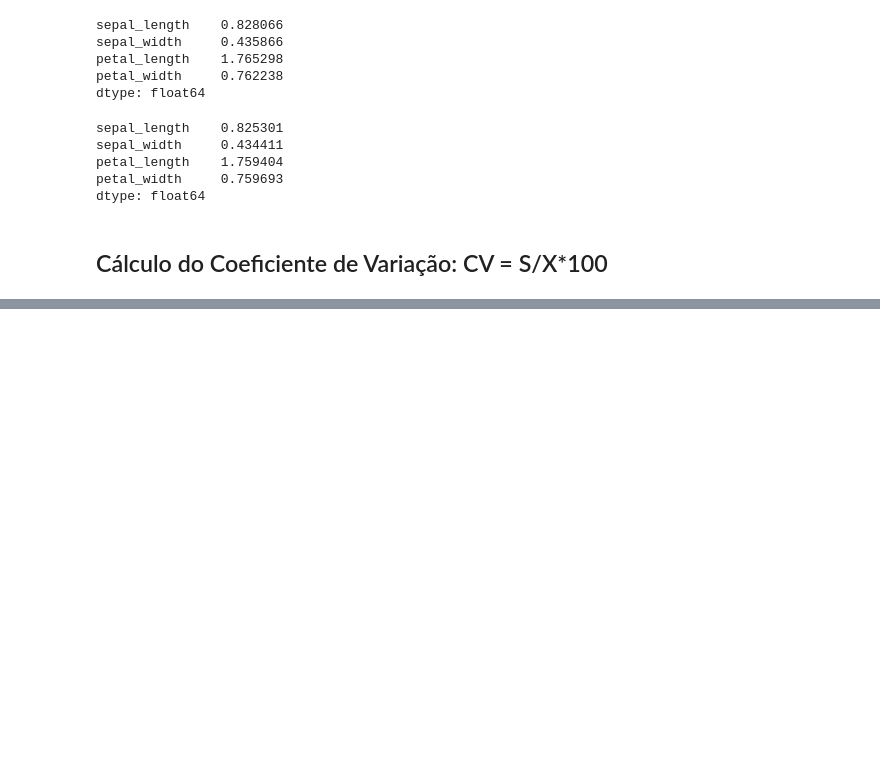
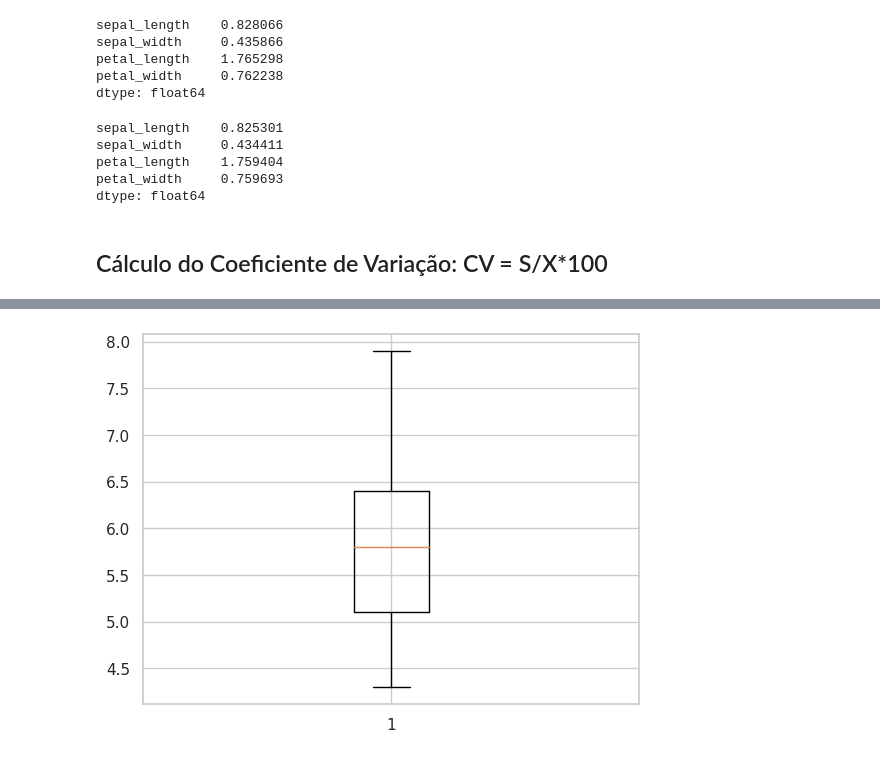
Before and after one commit to telmacarvalho/programa_de_bolsas_compass, a Jupyter notebook: Python/Exemplos_estatistica.ipynb, the cells around one changed output, grey strips where cells are left out. Saved outputs shown, nothing was run; the diff lists cells and outputs as text; code cells hidden in the pictures; blank space fills up the shorter version.

```diff
--- a/Python/Exemplos_estatistica.ipynb
+++ b/Python/Exemplos_estatistica.ipynb
@@ -390,0 +429,5 @@ dtype: float64
+# %%
+plt.boxplot(dados['sepal_length'])
+plt.show()
+# %% [output]
+[figure, added]
```
Also changed, not shown: parts of 7 cells of this notebook.
